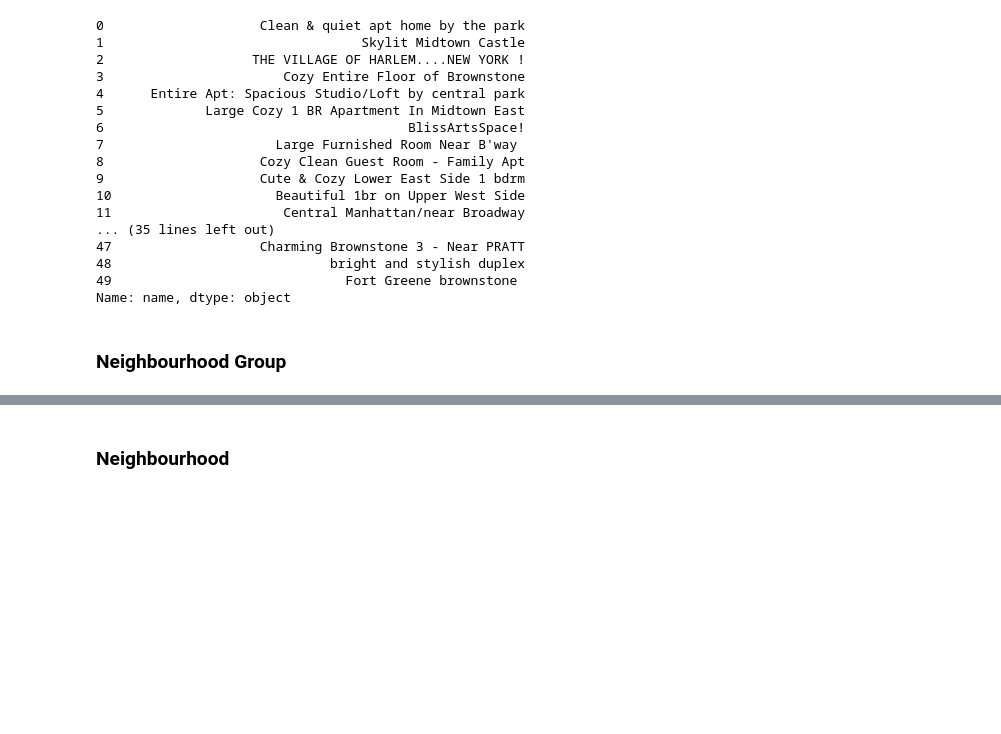
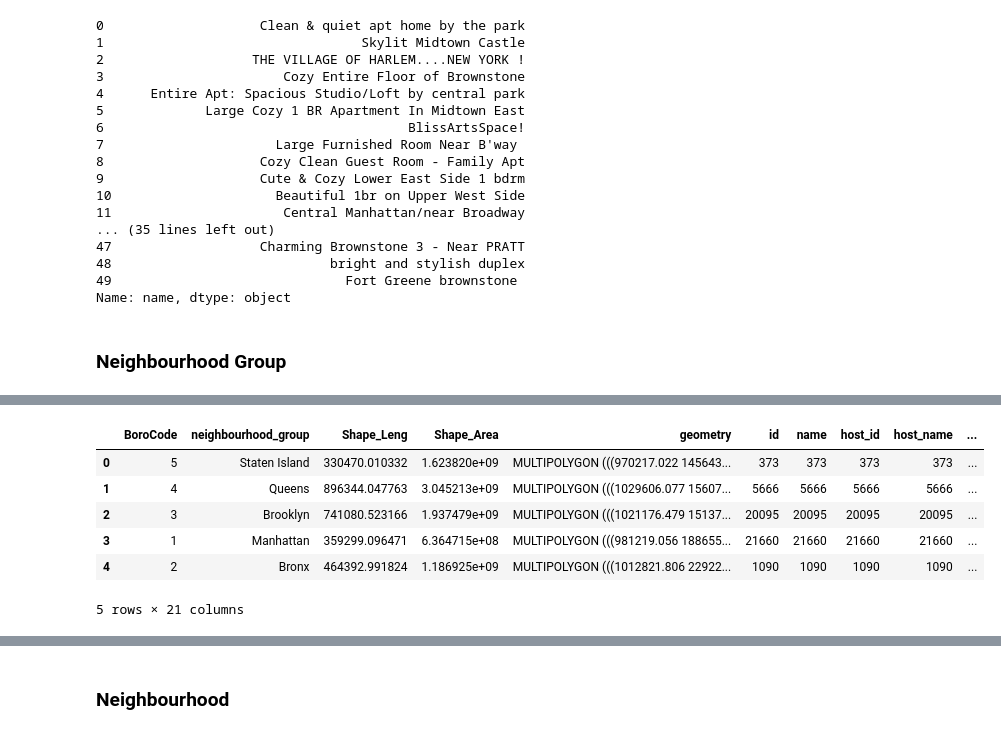
Before and after one commit to Wamae/air_bnb_machine_learning, a Jupyter notebook: DevelopmentTeamProject.ipynb, the cells around one changed output, grey strips where cells are left out. Saved outputs shown, nothing was run; the diff lists cells and outputs as text; code cells hidden in the pictures; blank space fills up the shorter version.

```diff
--- a/DevelopmentTeamProject.ipynb
+++ b/DevelopmentTeamProject.ipynb
@@ -295,0 +366,11 @@ Name: name, dtype: object
+# %%
+ng_geo = nyc.merge(neighbourhood_group_count, on='neighbourhood_group')
+ng_geo.head()
+# %% [output]
+|  | BoroCode | neighbourhood_group | Shape_Leng | Shape_Area | geometry | id | name | host_id | host_name | ... |
+| 0 | 5 | Staten Island | 330470.010332 | 1.623820e+09 | MULTIPOLYGON (((970217.022 145643... | 373 | 373 | 373 | 373 | ... |
+| 1 | 4 | Queens | 896344.047763 | 3.045213e+09 | MULTIPOLYGON (((1029606.077 15607... | 5666 | 5666 | 5666 | 5666 | ... |
+| 2 | 3 | Brooklyn | 741080.523166 | 1.937479e+09 | MULTIPOLYGON (((1021176.479 15137... | 20095 | 20095 | 20095 | 20095 | ... |
+| 3 | 1 | Manhattan | 359299.096471 | 6.364715e+08 | MULTIPOLYGON (((981219.056 188655... | 21660 | 21660 | 21660 | 21660 | ... |
+| 4 | 2 | Bronx | 464392.991824 | 1.186925e+09 | MULTIPOLYGON (((1012821.806 22922... | 1090 | 1090 | 1090 | 1090 | ... |
+5 rows × 21 columns
```
Also changed, not shown: parts of 34 cells of this notebook.
